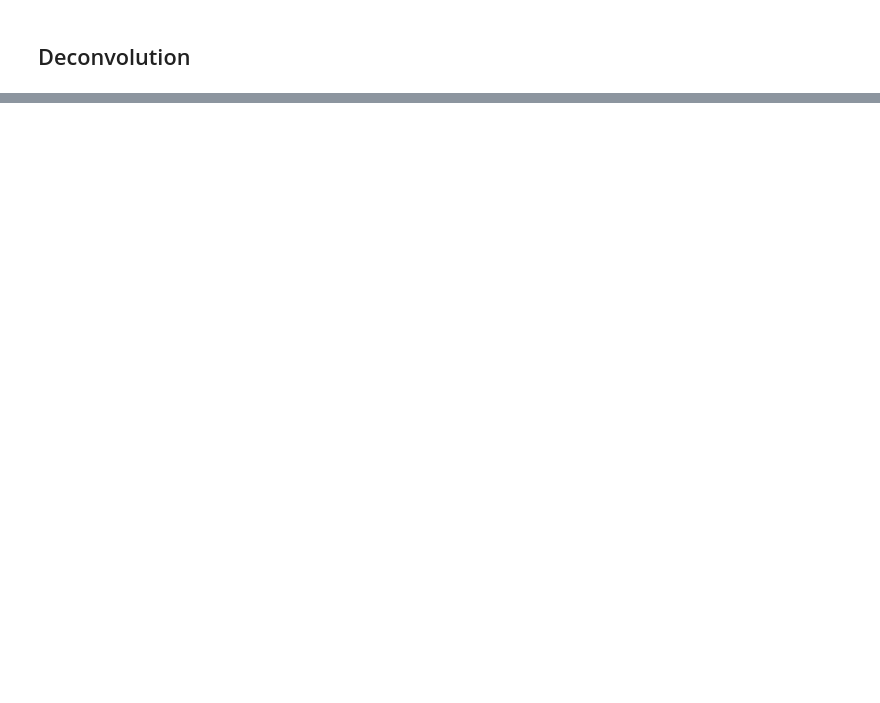
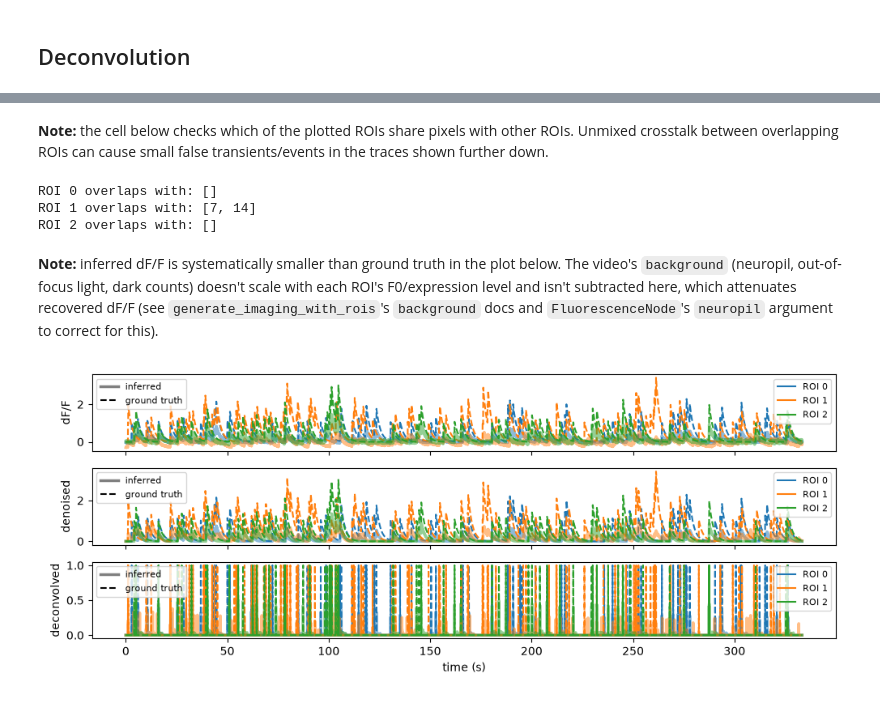
Before and after one commit to photon-mosaic/photon-mosaic, a Jupyter notebook: examples/play_with_analyzer.ipynb, the cells around one changed output, grey strips where cells are left out. Cells and saved outputs as stored; diff of their text form; code cells hidden in the pictures; blank space fills up the shorter version.

```diff
--- a/examples/play_with_analyzer.ipynb
+++ b/examples/play_with_analyzer.ipynb
@@ -69,18 +104,46 @@ sw.plot_traces(deconvolved, backend="ipywidgets", time_range=[30, 60])
+# %% [markdown]
+**Note:** the cell below checks which of the plotted ROIs share pixels with other ROIs.
+Unmixed crosstalk between overlapping ROIs can cause small false transients/events in the
+traces shown further down.
+# %%
+masks = rois.get_roi_image_masks() > 0
+for i in rois.roi_ids[:3]:
+    overlapping = [int(j) for j in rois.roi_ids if j != i and np.any(masks[i] & masks[j])]
+    print(f"ROI {i} overlaps with: {overlapping}")
+# %% [output]
+ROI 0 overlaps with: []
+ROI 1 overlaps with: [7, 14]
+ROI 2 overlaps with: []
+# %% [markdown]
+**Note:** inferred dF/F is systematically smaller than ground truth in the plot below. The
+video's `background` (neuropil, out-of-focus light, dark counts) doesn't scale with each ROI's
+F0/expression level and isn't subtracted here, which attenuates recovered dF/F (see
+`generate_imaging_with_rois`'s `background` docs and `FluorescenceNode`'s `neuropil` argument
+to correct for this).
 # %%
 t = np.arange(dff_ext.get_data().shape[0]) / imaging.sampling_frequency
 fig, ax = plt.subplots(3, 1, figsize=(10, 4), sharex=True)
 for i in rois.roi_ids[:3]:
-    ax[0].plot(t, dff_ext.get_data()[:, i], c=f"C{i}", lw=2.5, alpha=0.5, label="inferred" if i == 0 else None)
-    ax[0].plot(t, ground_truth.clean_traces[:, i], c=f"C{i}", ls="--", label="ground truth" if i == 0 else None)
-    ax[1].plot(t, deconv_ext.data["denoised"][:, i], c=f"C{i}", lw=2.5, alpha=0.5, label="inferred" if i == 0 else None)
-    ax[1].plot(t, ground_truth.clean_traces[:, i], c=f"C{i}", ls="--", label="ground truth" if i == 0 else None)
-    ax[2].plot(t, deconv_ext.get_data()[:, i], c=f"C{i}", lw=2.5, alpha=0.5, label="inferred" if i == 0 else None)
-    ax[2].plot(t, ground_truth.spikes[:, i], c=f"C{i}", ls="--", label="ground truth" if i == 0 else None)
+    ax[0].plot(t, dff_ext.get_data()[:, i], c=f"C{i}", lw=2.5, alpha=0.5)
+    ax[0].plot(t, ground_truth.clean_traces[:, i], c=f"C{i}", ls="--")
+    ax[1].plot(t, deconv_ext.data["denoised"][:, i], c=f"C{i}", lw=2.5, alpha=0.5)
+    ax[1].plot(t, ground_truth.clean_traces[:, i], c=f"C{i}", ls="--")
+    ax[2].plot(t, deconv_ext.get_data()[:, i], c=f"C{i}", lw=2.5, alpha=0.5)
+    ax[2].plot(t, ground_truth.spikes[:, i], c=f"C{i}", ls="--")
 ax[0].set_ylabel("dF/F")
 ax[1].set_ylabel("denoised")
 ax[2].set_ylabel("deconvolved")
 ax[2].set_xlabel("time (s)")
-ax[0].legend()
-ax[1].legend()
-ax[2].legend()
+
+style_handles = [
+    Line2D([0], [0], color="k", lw=2.5, alpha=0.5, label="inferred"),
+    Line2D([0], [0], color="k", ls="--", label="ground truth"),
+]
+roi_handles = [Line2D([0], [0], color=f"C{i}", label=f"ROI {i}") for i in rois.roi_ids[:3]]
+for a in ax:
+    style_legend = a.legend(handles=style_handles, loc="upper left", fontsize=8)
+    a.add_artist(style_legend)
+    a.legend(handles=roi_handles, loc="upper right", fontsize=8)
 fig.tight_layout()
+# %% [output]
+[figure, added]
```
Also changed, not shown: parts of 11 cells of this notebook, 4 other files.
